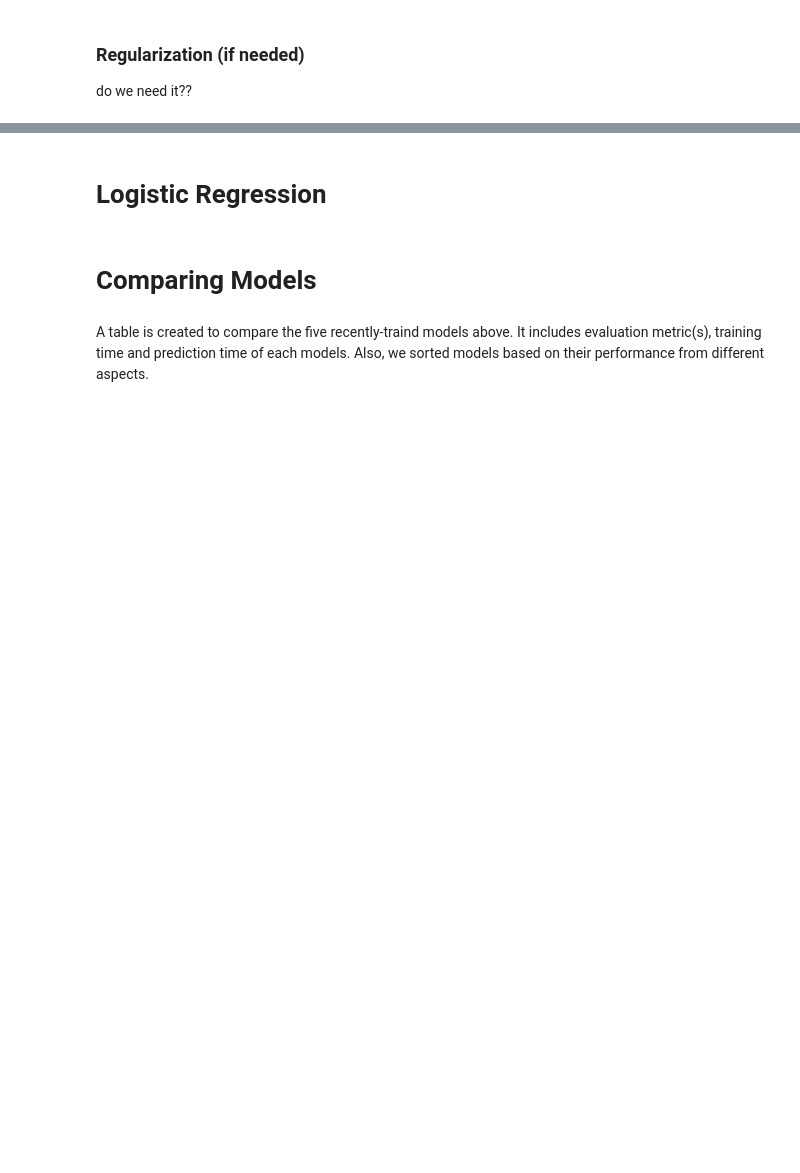
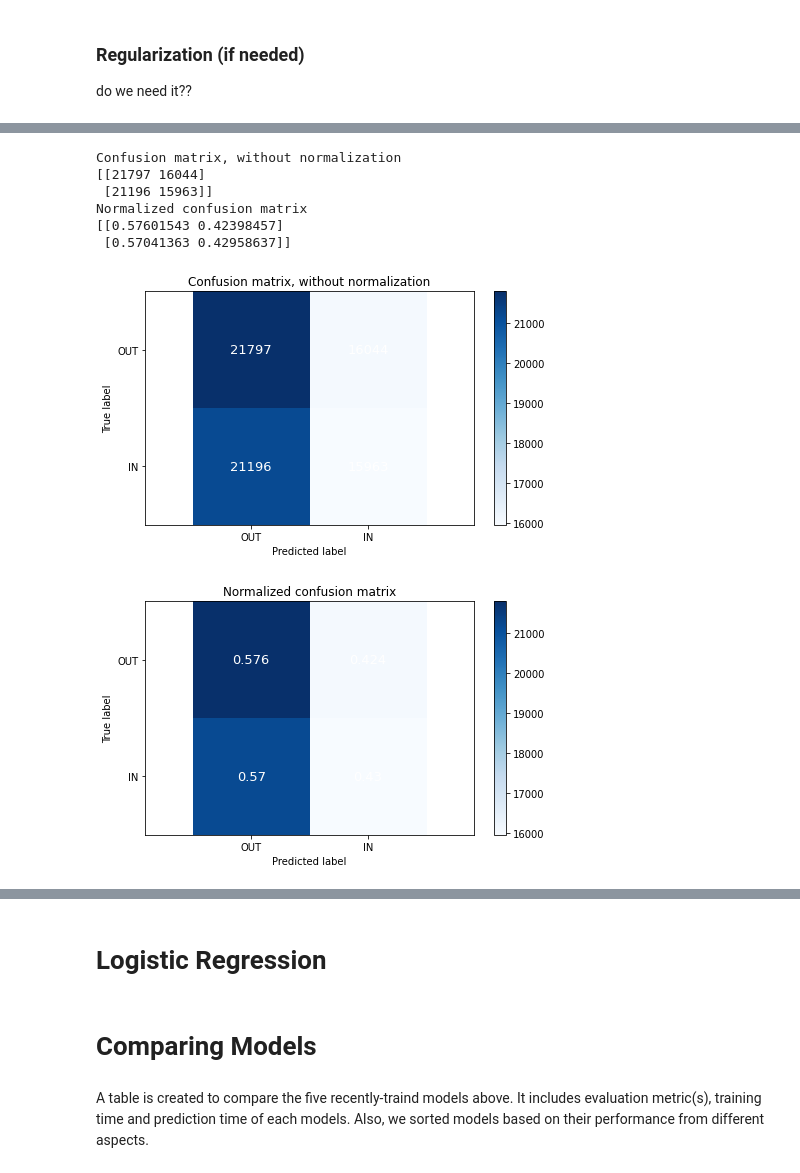
Before and after one commit to as2c/MLP---Cosmology, a Jupyter notebook: Optimization/Model_Evaluation.ipynb, the cells around one changed output, grey strips where cells are left out. Saved outputs shown, nothing was run; the diff lists cells and outputs as text; code cells hidden in the pictures; blank space fills up the shorter version.

```diff
--- a/Optimization/Model_Evaluation.ipynb
+++ b/Optimization/Model_Evaluation.ipynb
@@ -449,0 +522,9 @@ plt.show()
+# %%
+classifier = KNeighborsClassifier(n_neighbors=20 , leaf_size=30 , p=2, metric='minkowski')
+%t classifier.fit(X_train , Y_train)
+
+#Testing the classification on the test sample
+Y_predict_knn = classifier.predict(X_test)
+%t Y_predict_knn = classifier.predict(X_test)
+print(len(Y_test))
+print(len(Y_predict_knn[Y_predict_knn == 1]))
@@ -449,0 +551,6 @@ plt.show()
+# %%
+from sklearn.metrics import confusion_matrix
+conf_matrix = confusion_matrix(Y_test , Y_predict_knn)
+print('Here is the confusion matrix for the Knn classifier: \n'  )
+print('TP = {}'.format(conf_matrix[0][0]),'  FP = {}'.format(conf_matrix[0][1]) , '\n')
+print('FN = {}'.format(conf_matrix[1][0]),'  TN = {}'.format(conf_matrix[1][1]) , '\n')
@@ -449,0 +563,64 @@ plt.show()
+# %%
+import itertools
+
+class_names = {'IN' , 'OUT'}
+
+def plot_confusion_matrix(cm, classes,
+                          normalize=False,
+                          title='Confusion matrix',
+                          cmap=plt.cm.Blues):
+    """
+    This function prints and plots the confusion matrix.
+    Normalization can be applied by setting `normalize=True`.
+    """
+    plt.imshow(cm, interpolation='nearest', cmap=cmap)
+    plt.title(title)
+    plt.colorbar()
+    tick_marks = np.arange(len(classes))
+    plt.xticks(tick_marks, classes)
+    #, rotation=45)
+    plt.yticks(tick_marks, classes)
+
+    if normalize:
+        cm = cm.astype('float') / cm.sum(axis=1)[:, np.newaxis]
+        print("Normalized confusion matrix")
+    else:
+        print('Confusion matrix, without normalization')
+
+    print(cm)
+
+    thresh = cm.max() / 2.
+    for i, j in itertools.product(range(cm.shape[0]), range(cm.shape[1])):
+        plt.text(j, i, round(cm[i, j],3),
+                 horizontalalignment='center',
+                 verticalalignment='center',
+                 #transform=ax.transAxes,
+                 fontsize = 13,
+                 color="white" if cm[i, j] > thresh else "black")
+
+    plt.tight_layout()
+    plt.axis('equal')
+    plt.ylabel('True label')
+    plt.xlabel('Predicted label')
+
+# Compute confusion matrix
+# Plot non-normalized confusion matrix
+plt.figure()
+plot_confusion_matrix(conf_matrix, classes=class_names,
+                      title='Confusion matrix, without normalization')
+
+# Plot normalized confusion matrix
+plt.figure()
+plot_confusion_matrix(conf_matrix, classes=class_names, normalize=True,
+                      title='Normalized confusion matrix')
+
+plt.show()
+# %% [output]
+Confusion matrix, without normalization
+[[21797 16044]
+ [21196 15963]]
+Normalized confusion matrix
+[[0.57601543 0.42398457]
+ [0.57041363 0.42958637]]
+[figure, added]
+[figure, added]
```
Also changed, not shown: parts of 55 cells of this notebook.
